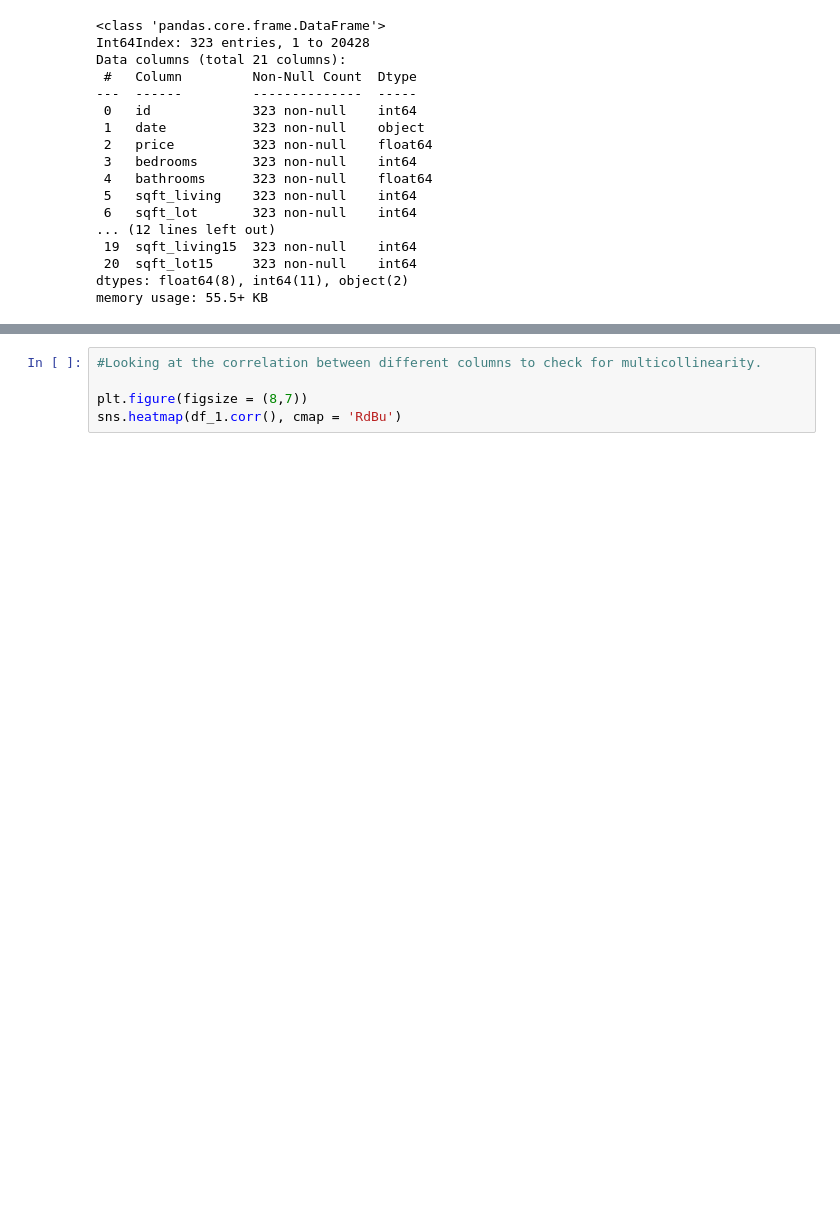
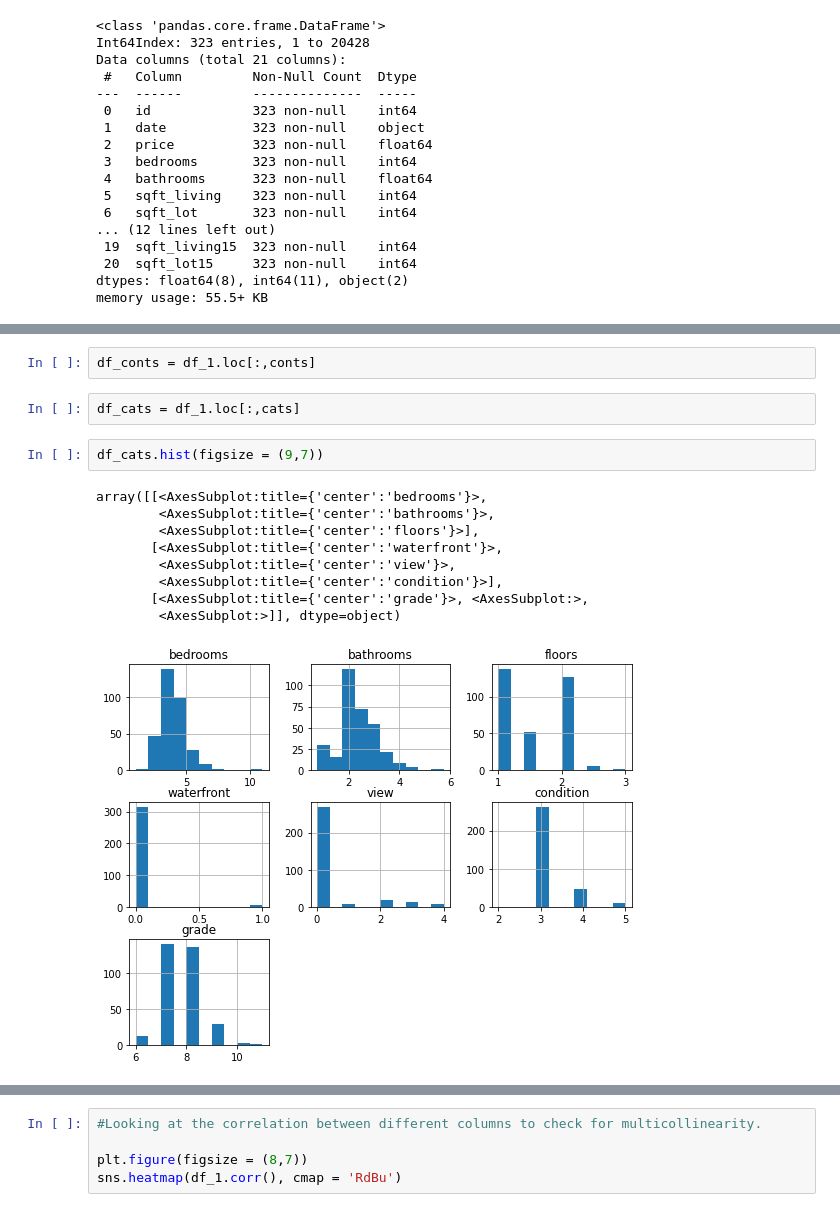
Before and after one commit to ozbunae/Housing_Data, a Jupyter notebook: Renovated.ipynb, the cells around one changed output, grey strips where cells are left out. Drawn from its saved outputs; the diff is of its cells as text; blank space fills up the shorter version.

```diff
--- a/Renovated.ipynb
+++ b/Renovated.ipynb
@@ -238,0 +226,16 @@ df_1.describe()
+# %%
+df_conts = df_1.loc[:,conts]
+# %%
+df_cats = df_1.loc[:,cats]
+# %%
+df_cats.hist(figsize = (9,7))
+# %% [output]
+array([[<AxesSubplot:title={'center':'bedrooms'}>,
+        <AxesSubplot:title={'center':'bathrooms'}>,
+        <AxesSubplot:title={'center':'floors'}>],
+       [<AxesSubplot:title={'center':'waterfront'}>,
+        <AxesSubplot:title={'center':'view'}>,
+        <AxesSubplot:title={'center':'condition'}>],
+       [<AxesSubplot:title={'center':'grade'}>, <AxesSubplot:>,
+        <AxesSubplot:>]], dtype=object)
+[figure, added]
```
Also changed, not shown: parts of 57 cells of this notebook.
